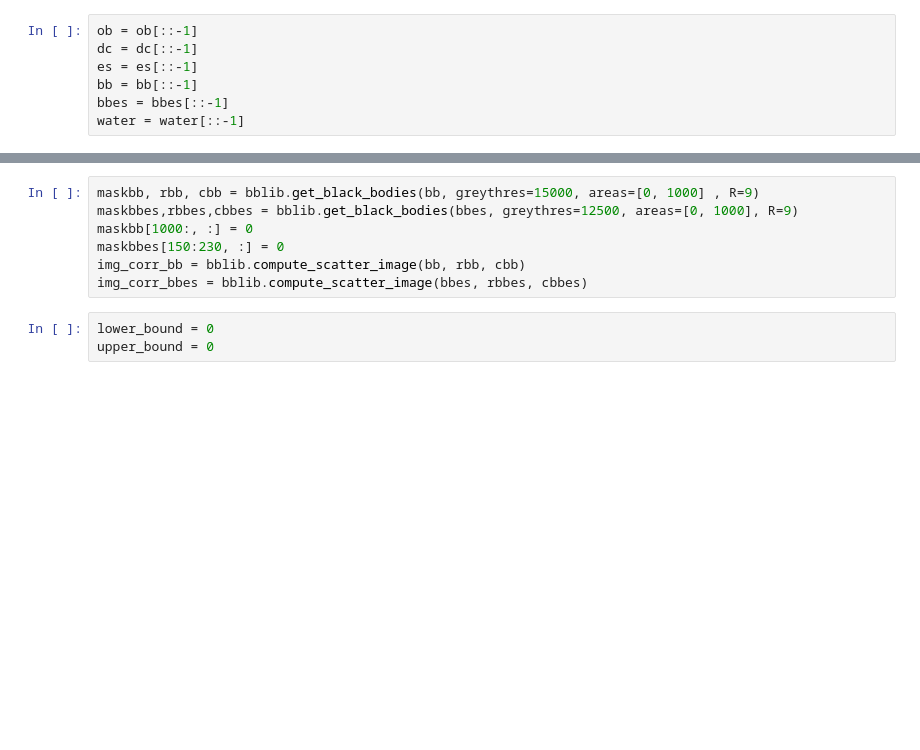
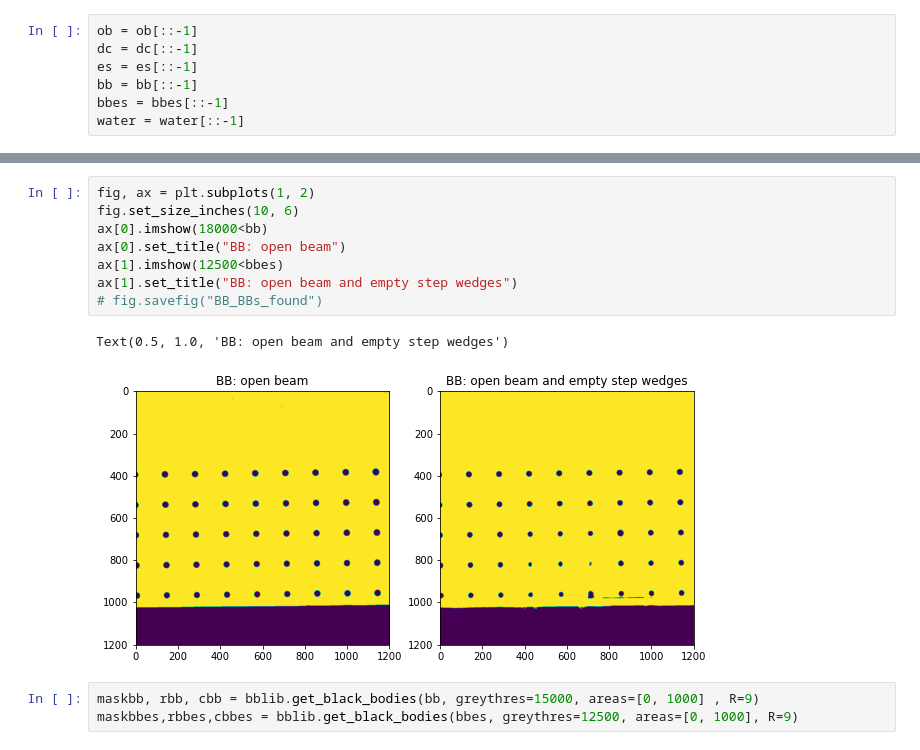
Before and after one commit to mmaehring/CapillaryRiseInSoil, a Jupyter notebook: notebooks/Anders Recipes/FinalTry_StepWedge_BB.ipynb, the cells around one changed output, grey strips where cells are left out. Drawn from its saved outputs; the diff is of its cells as text; blank space fills up the shorter version.

```diff
--- a/notebooks/Anders Recipes/FinalTry_StepWedge_BB.ipynb
+++ b/notebooks/Anders Recipes/FinalTry_StepWedge_BB.ipynb
@@ -43,10 +70,14 @@ water = water[::-1]
+# %%
+fig, ax = plt.subplots(1, 2)
+fig.set_size_inches(10, 6)
+ax[0].imshow(18000<bb)
+ax[0].set_title("BB: open beam")
+ax[1].imshow(12500<bbes)
+ax[1].set_title("BB: open beam and empty step wedges")
+# fig.savefig("BB_BBs_found")
+# %% [output]
+Text(0.5, 1.0, 'BB: open beam and empty step wedges')
+[figure, added]
 # %%
 maskbb, rbb, cbb = bblib.get_black_bodies(bb, greythres=15000, areas=[0, 1000] , R=9)
 maskbbes,rbbes,cbbes = bblib.get_black_bodies(bbes, greythres=12500, areas=[0, 1000], R=9)
-maskbb[1000:, :] = 0
-maskbbes[150:230, :] = 0
-img_corr_bb = bblib.compute_scatter_image(bb, rbb, cbb)
-img_corr_bbes = bblib.compute_scatter_image(bbes, rbbes, cbbes)
-# %%
-lower_bound = 0
-upper_bound = 0
```
Also changed, not shown: parts of 17 cells of this notebook, 4 other files.
